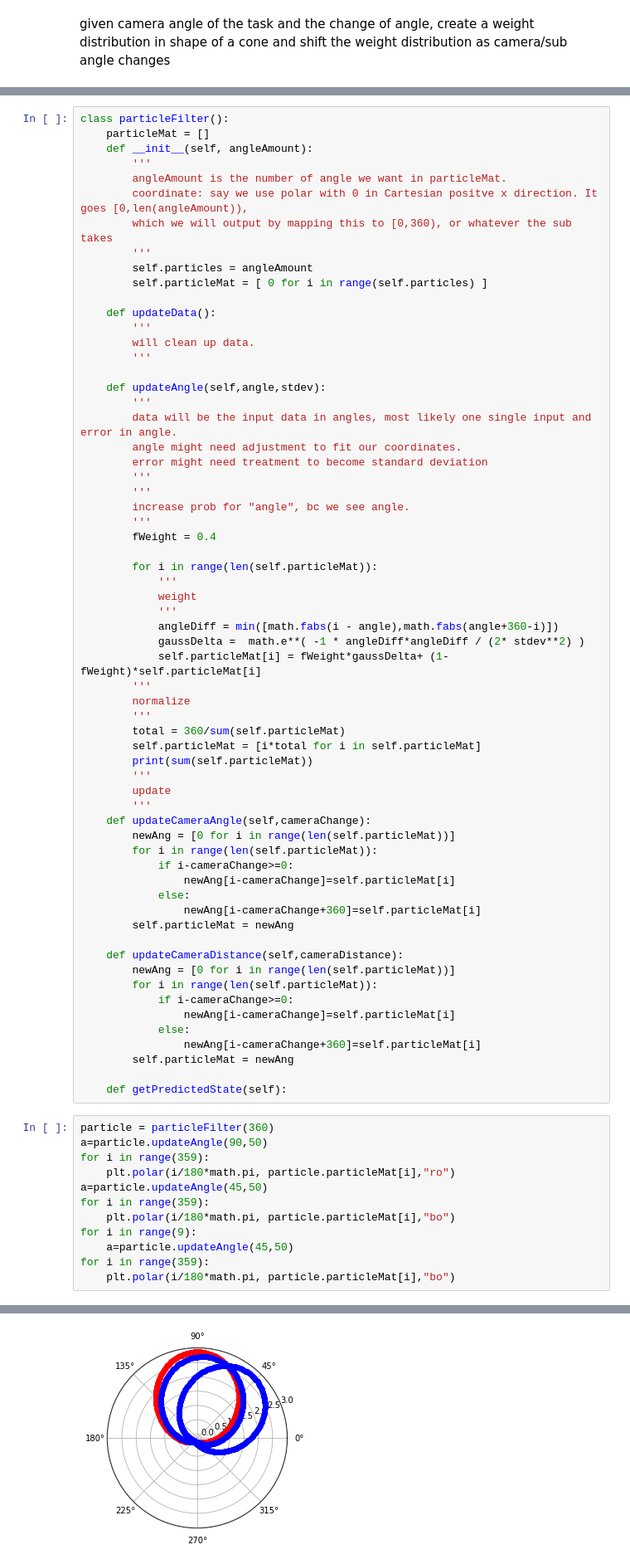
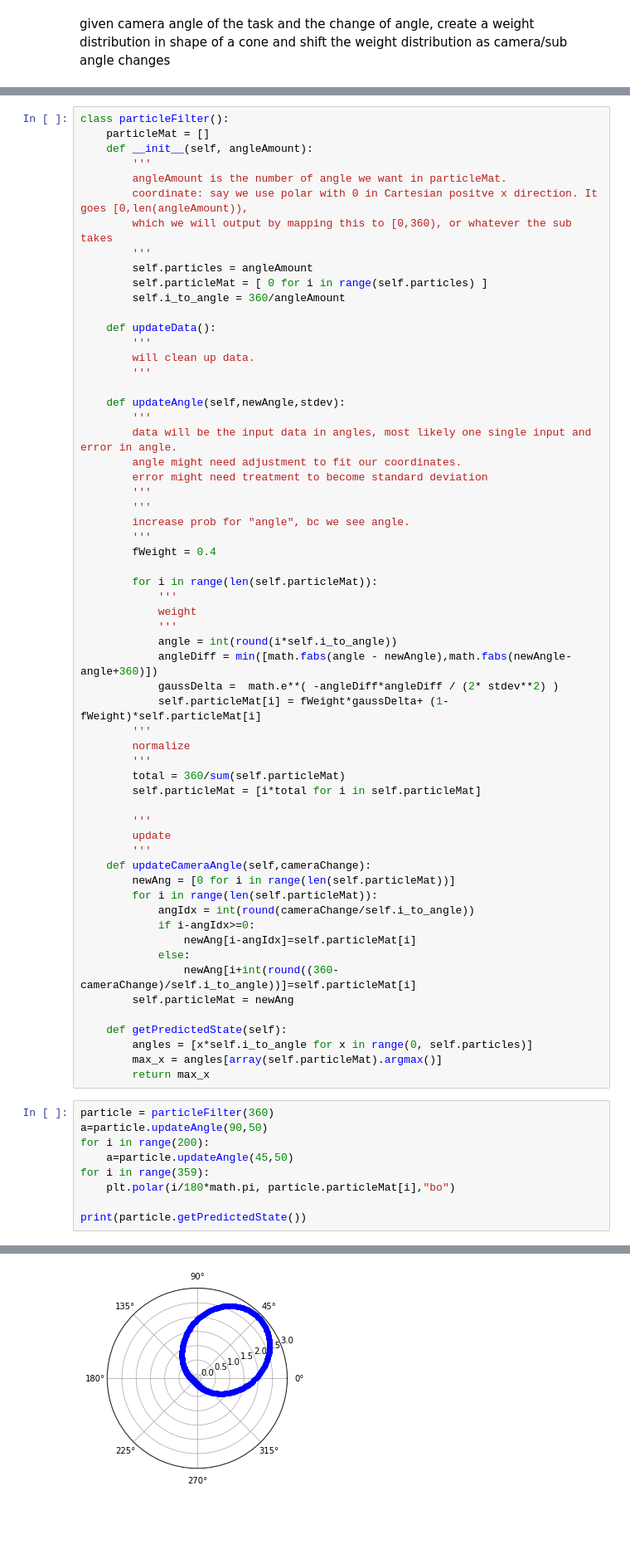
Before and after one commit to MuddSub/Localization, a Jupyter notebook: Gaussian Localization.ipynb, the cells around one changed output, grey strips where cells are left out. Shown at 83% size. Saved outputs shown, nothing was run; the diff lists cells and outputs as text; blank space fills up the shorter version.

Commit message:
Various Bug Fixes+ getPredictedState()

```diff
--- a/Gaussian Localization.ipynb
+++ b/Gaussian Localization.ipynb
@@ -16,13 +17,14 @@ class particleFilter():
         '''
         self.particles = angleAmount
         self.particleMat = [ 0 for i in range(self.particles) ]
+        self.i_to_angle = 360/angleAmount
 
     def updateData():
         '''
         will clean up data.
         '''
 
-    def updateAngle(self,angle,stdev):
+    def updateAngle(self,newAngle,stdev):
         '''
         data will be the input data in angles, most likely one single input and error in angle.
         angle might need adjustment to fit our coordinates.
@@ -37,47 +39,40 @@ class particleFilter():
             '''
             weight
             '''
-            angleDiff = min([math.fabs(i - angle),math.fabs(angle+360-i)])
-            gaussDelta =  math.e**( -1 * angleDiff*angleDiff / (2* stdev**2) )
+            angle = int(round(i*self.i_to_angle))
+            angleDiff = min([math.fabs(angle - newAngle),math.fabs(newAngle-angle+360)])
+            gaussDelta =  math.e**( -angleDiff*angleDiff / (2* stdev**2) )
             self.particleMat[i] = fWeight*gaussDelta+ (1-fWeight)*self.particleMat[i]
         '''
         normalize
         '''
         total = 360/sum(self.particleMat)
         self.particleMat = [i*total for i in self.particleMat]
-        print(sum(self.particleMat))
+
         '''
         update
         '''
     def updateCameraAngle(self,cameraChange):
         newAng = [0 for i in range(len(self.particleMat))]
         for i in range(len(self.particleMat)):
-            if i-cameraChange>=0:
-                newAng[i-cameraChange]=self.particleMat[i]
+            angIdx = int(round(cameraChange/self.i_to_angle))
+            if i-angIdx>=0:
+                newAng[i-angIdx]=self.particleMat[i]
             else:
-                newAng[i-cameraChange+360]=self.particleMat[i]
-        self.particleMat = newAng
-
-    def updateCameraDistance(self,cameraDistance):
-        newAng = [0 for i in range(len(self.particleMat))]
-        for i in range(len(self.particleMat)):
-            if i-cameraChange>=0:
-                newAng[i-cameraChange]=self.particleMat[i]
-            else:
-                newAng[i-cameraChange+360]=self.particleMat[i]
+                newAng[i+int(round((360-cameraChange)/self.i_to_angle))]=self.particleMat[i]
         self.particleMat = newAng
 
     def getPredictedState(self):
+        angles = [x*self.i_to_angle for x in range(0, self.particles)]
+        max_x = angles[array(self.particleMat).argmax()]
+        return max_x
 # %%
 particle = particleFilter(360)
 a=particle.updateAngle(90,50)
-for i in range(359):
-    plt.polar(i/180*math.pi, particle.particleMat[i],"ro")
-a=particle.updateAngle(45,50)
-for i in range(359):
-    plt.polar(i/180*math.pi, particle.particleMat[i],"bo")
-for i in range(9):
+for i in range(200):
     a=particle.updateAngle(45,50)
 for i in range(359):
     plt.polar(i/180*math.pi, particle.particleMat[i],"bo")
+
+print(particle.getPredictedState())
 # %% [output]
@@ -95 +80 @@ for i in range(359):
-[figure, old version]
+[figure, new version]
```
Also changed, not shown: parts of 2 cells of this notebook.
